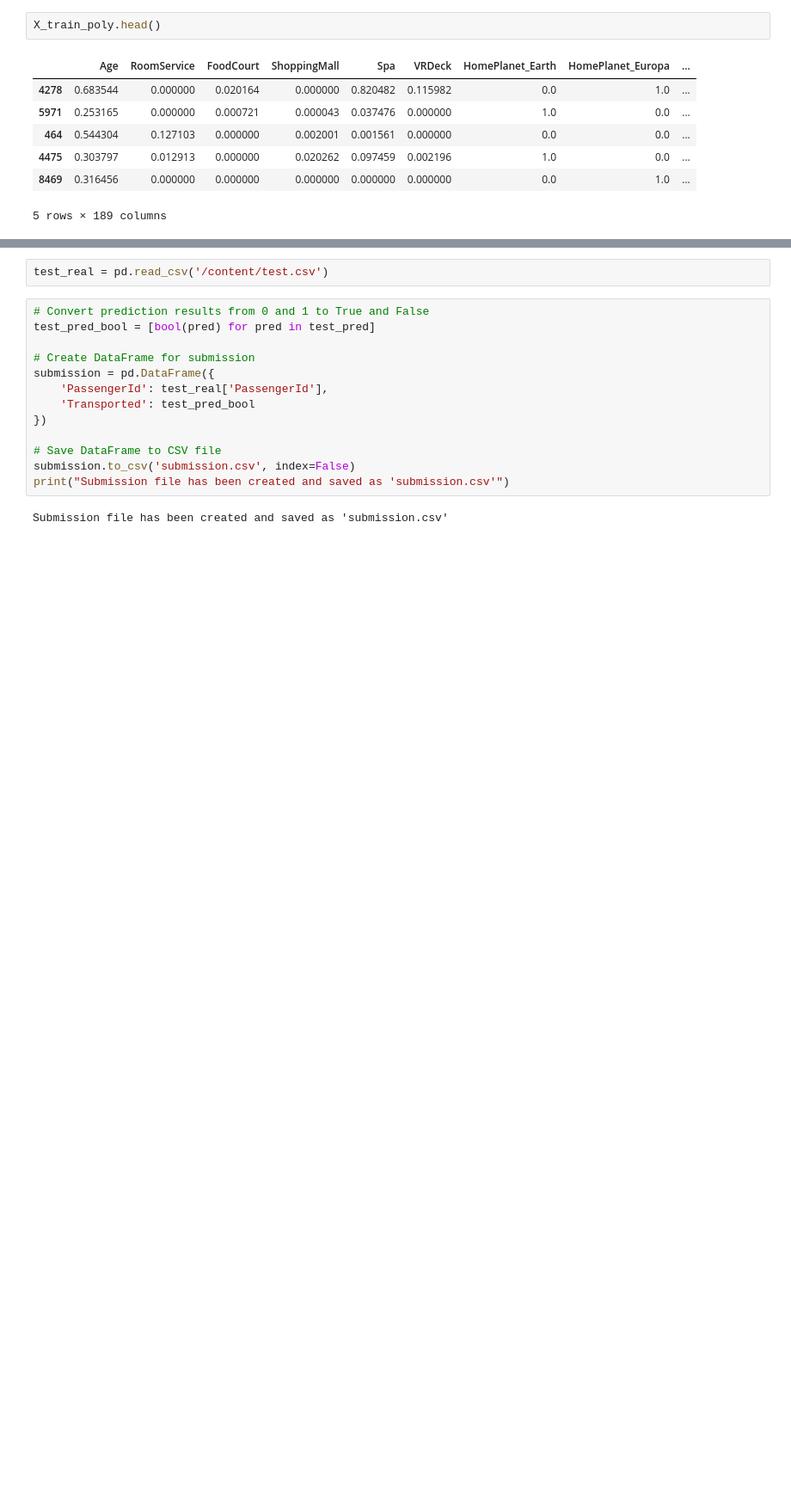
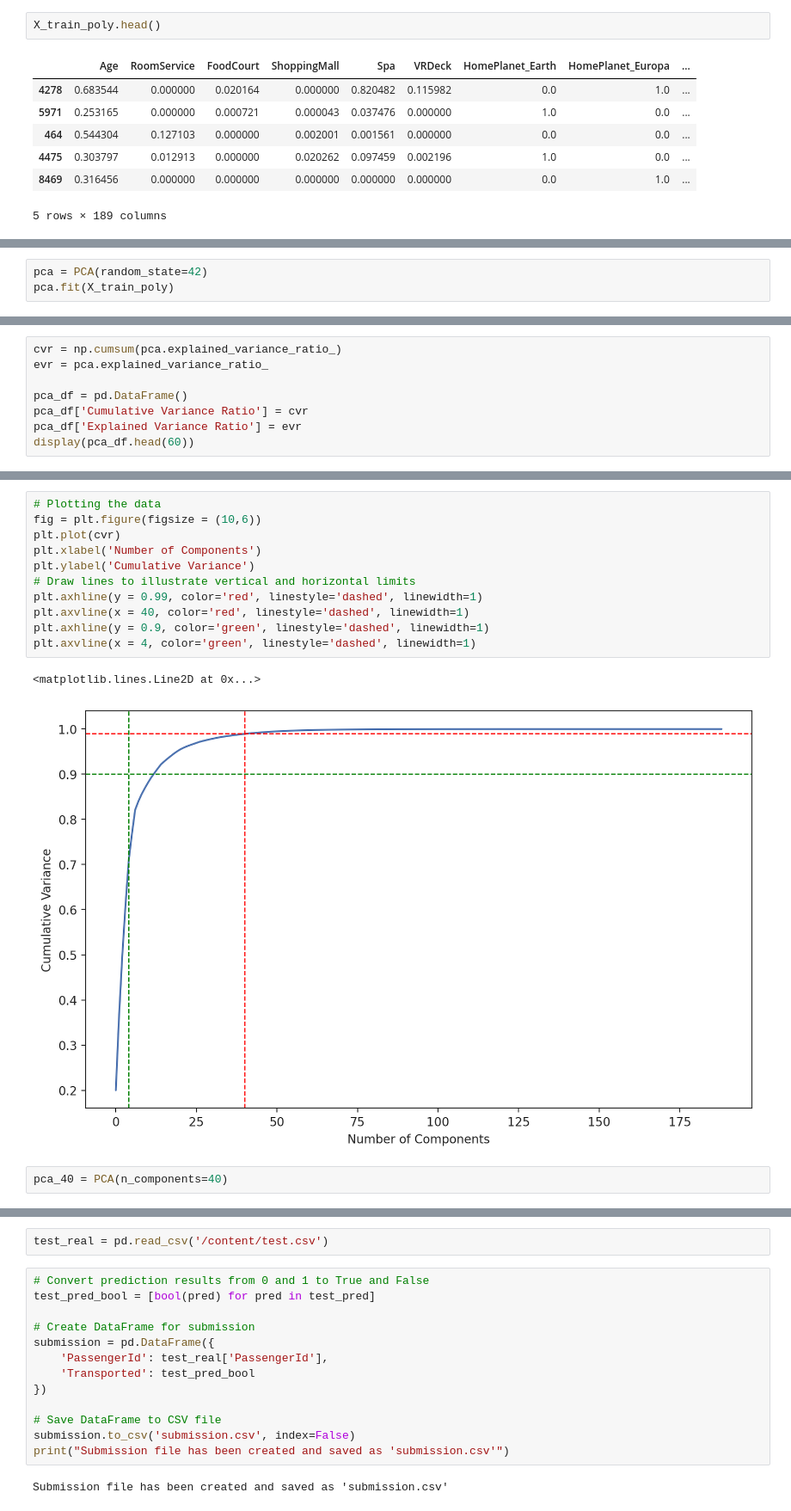
Before and after one commit to peteray-dev/Space-Titanic, a Jupyter notebook: Space_Titanic.ipynb, the cells around one changed output, grey strips where cells are left out. Shown at 86% size. Saved outputs shown, nothing was run; the diff lists cells and outputs as text; blank space fills up the shorter version.

```diff
--- a/Space_Titanic.ipynb
+++ b/Space_Titanic.ipynb
@@ -403,0 +497,3 @@ X_train_poly.head()
+# %%
+pca = PCA(random_state=42)
+pca.fit(X_train_poly)
@@ -403,0 +502,8 @@ X_train_poly.head()
+# %%
+cvr = np.cumsum(pca.explained_variance_ratio_)
+evr = pca.explained_variance_ratio_
+
+pca_df = pd.DataFrame()
+pca_df['Cumulative Variance Ratio'] = cvr
+pca_df['Explained Variance Ratio'] = evr
+display(pca_df.head(60))
@@ -403,0 +528,16 @@ X_train_poly.head()
+# %%
+# Plotting the data
+fig = plt.figure(figsize = (10,6))
+plt.plot(cvr)
+plt.xlabel('Number of Components')
+plt.ylabel('Cumulative Variance')
+# Draw lines to illustrate vertical and horizontal limits
+plt.axhline(y = 0.99, color='red', linestyle='dashed', linewidth=1)
+plt.axvline(x = 40, color='red', linestyle='dashed', linewidth=1)
+plt.axhline(y = 0.9, color='green', linestyle='dashed', linewidth=1)
+plt.axvline(x = 4, color='green', linestyle='dashed', linewidth=1)
+# %% [output]
+<matplotlib.lines.Line2D at 0x...>
+[figure, added]
+# %%
+pca_40 = PCA(n_components=40)
```
Also changed, not shown: parts of 33 cells of this notebook.
